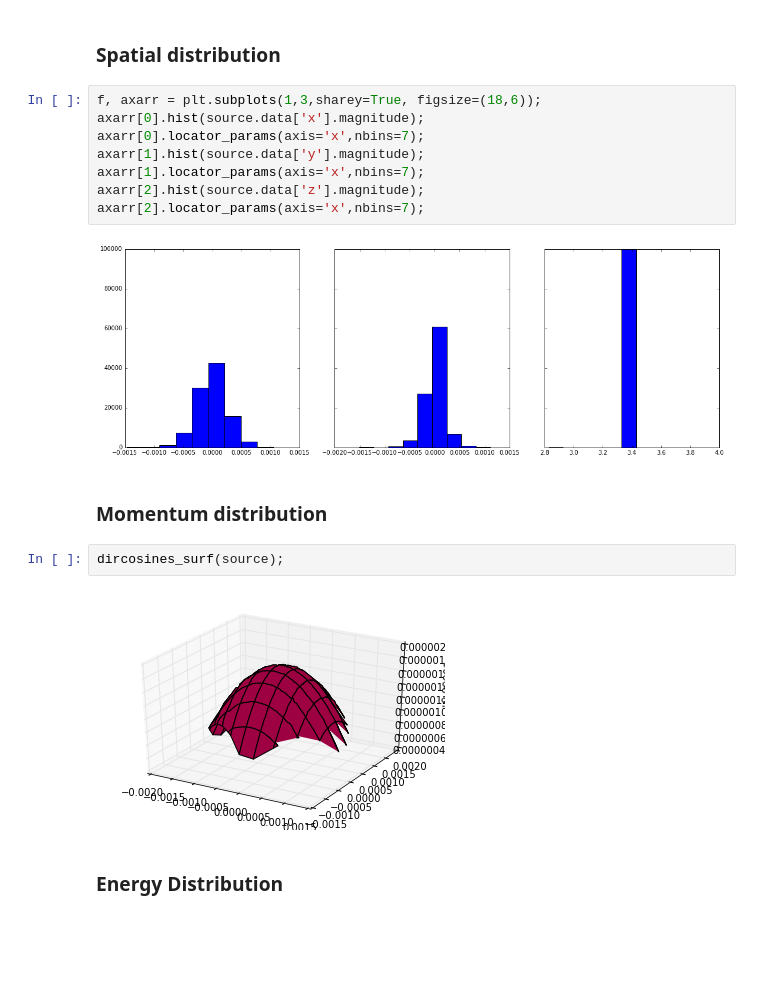
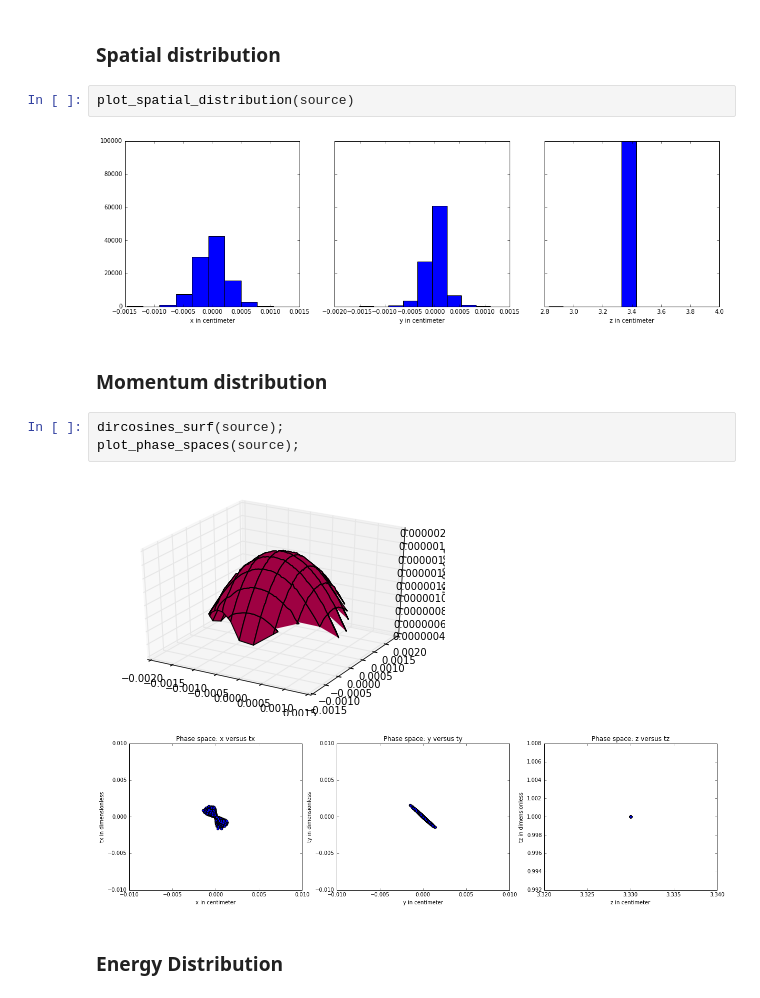
Before and after one commit to mohller/source_interface, a Jupyter notebook: Source_Report_template.ipynb, the cells around one changed output. Saved outputs shown, nothing was run; the diff lists cells and outputs as text; blank space fills up the shorter version.

Commit message:
Improved source report template

```diff
--- a/Source_Report_template.ipynb
+++ b/Source_Report_template.ipynb
@@ -11,20 +11,16 @@ source.particle
 # %% [markdown]
 ### Spatial distribution
-# %%
-f, axarr = plt.subplots(1,3,sharey=True, figsize=(18,6));
-axarr[0].hist(source.data['x'].magnitude);
-axarr[0].locator_params(axis='x',nbins=7);
-axarr[1].hist(source.data['y'].magnitude);
-axarr[1].locator_params(axis='x',nbins=7);
-axarr[2].hist(source.data['z'].magnitude);
-axarr[2].locator_params(axis='x',nbins=7);
-# %% [output]
-[figure, removed]
+# %%
+plot_spatial_distribution(source)
+# %% [output]
+[figure, added]
 # %% [markdown]
 ### Momentum distribution
 # %%
 dircosines_surf(source);
+plot_phase_spaces(source);
 # %% [output]
 [figure]
+[figure, added]
 # %% [markdown]
 ### Energy Distribution
```
Also changed, not shown: parts of 5 cells of this notebook.
